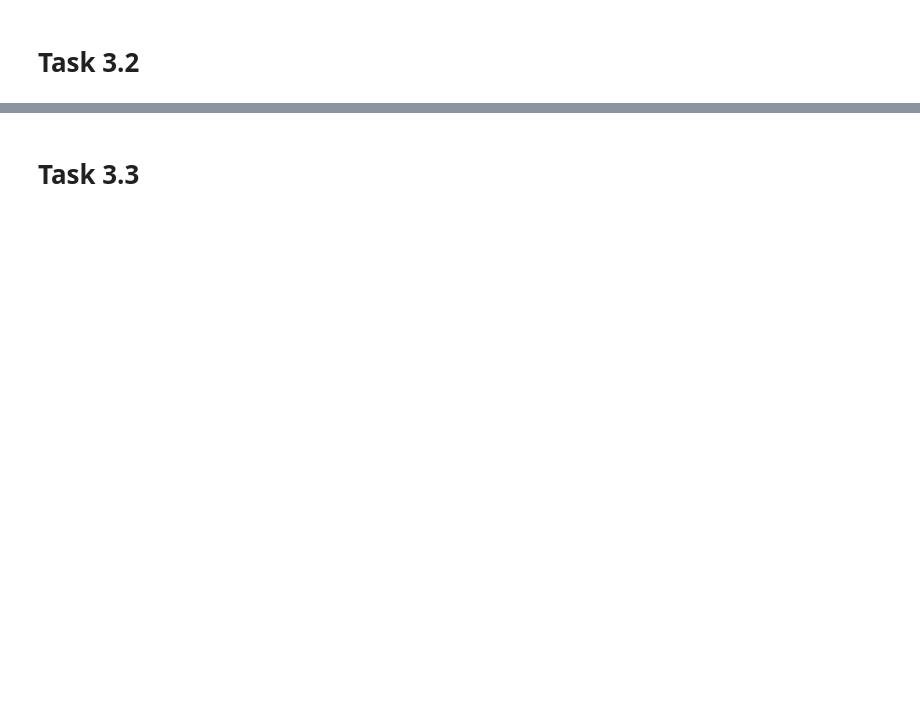
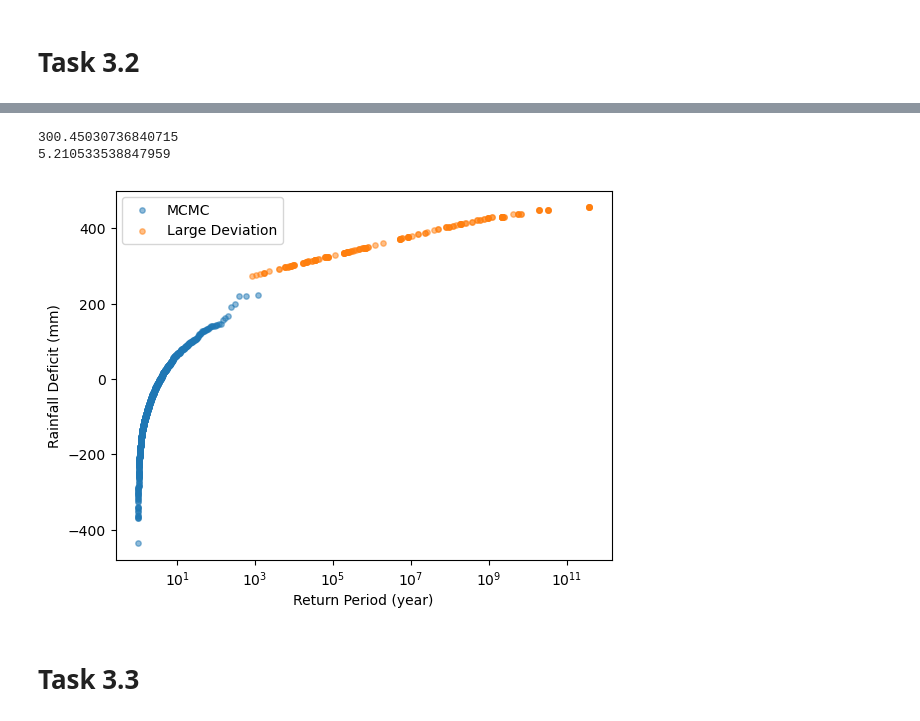
Before and after one commit to NiuZhixiao/Bootcamp, a Jupyter notebook: 2023_PREP-NexT_Summer_Bootcamp_Topic6/Bootcamp_6.ipynb, the cells around one changed output, grey strips where cells are left out. Drawn from its saved outputs; the diff is of its cells as text; code cells hidden in the pictures; blank space fills up the shorter version.

```diff
--- a/2023_PREP-NexT_Summer_Bootcamp_Topic6/Bootcamp_6.ipynb
+++ b/2023_PREP-NexT_Summer_Bootcamp_Topic6/Bootcamp_6.ipynb
@@ -474,20 +371,0 @@ for t in range(1, int(T / 5)):
-# %%
-%%time
-RP = np.arange(0)
-DEFICIT = np.arange(0)
-
-for i in range(20000):
-
-    # sampling from large deviation experiments
-    sample = np.random.randint(N, size = int(T / 5))
-
-    # calculating importance sampling factor
-    Z = sum([np.log(rp_5d[sample[i], i]) for i in range(int(T / 5))]) / T
-    q_p = [np.exp(k * deficit_5d[sample[i], i]) for i in range(int(T / 5))] / Z
-
-    # calculating return period and deficit
-    RP_sample = np.prod(q_p) / np.prod([rp_5d[sample[i], i] for i in range(int(T / 5))])
-    DEFICIT_sample = np.sum([deficit_5d[sample[i], i] for i in range(int(T / 5))]) * Z
-
-    RP = np.concatenate((RP, [RP_sample]))
-    DEFICIT = np.concatenate((DEFICIT, [DEFICIT_sample]))
@@ -507,3 +521,23 @@ plt.savefig('figures/Large_Deviation.jpg')
+# %%
+# print the mean and standard deviation of deficit in 1-in-10000 year drought event
+np.array(fit).shape
+print(np.mean(np.array(fit)[:, 50]))
+print(np.std(np.array(fit)[:, 50]))
+# %% [output]
+300.45030736840715
+5.210533538847959
+# %%
+m = 8
+
+plt.scatter(rp_5d_MCMC, deficit_MCMC, alpha = 0.5, s = 15, label = 'MCMC')
+plt.scatter(RP_multi[:, m], DEFICIT_multi[:, m], alpha = 0.5, s = 15, label = 'Large Deviation')
+plt.legend()
+plt.xscale('log')
+plt.xlabel('Return Period (year)')
+plt.ylabel('Rainfall Deficit (mm)')
+plt.savefig('figures/Large_Deviation.jpg')
+# %% [output]
+[figure, added]
 # %% [markdown]
 # Task 3.3
 # %%
```
Also changed, not shown: parts of 27 cells of this notebook.
